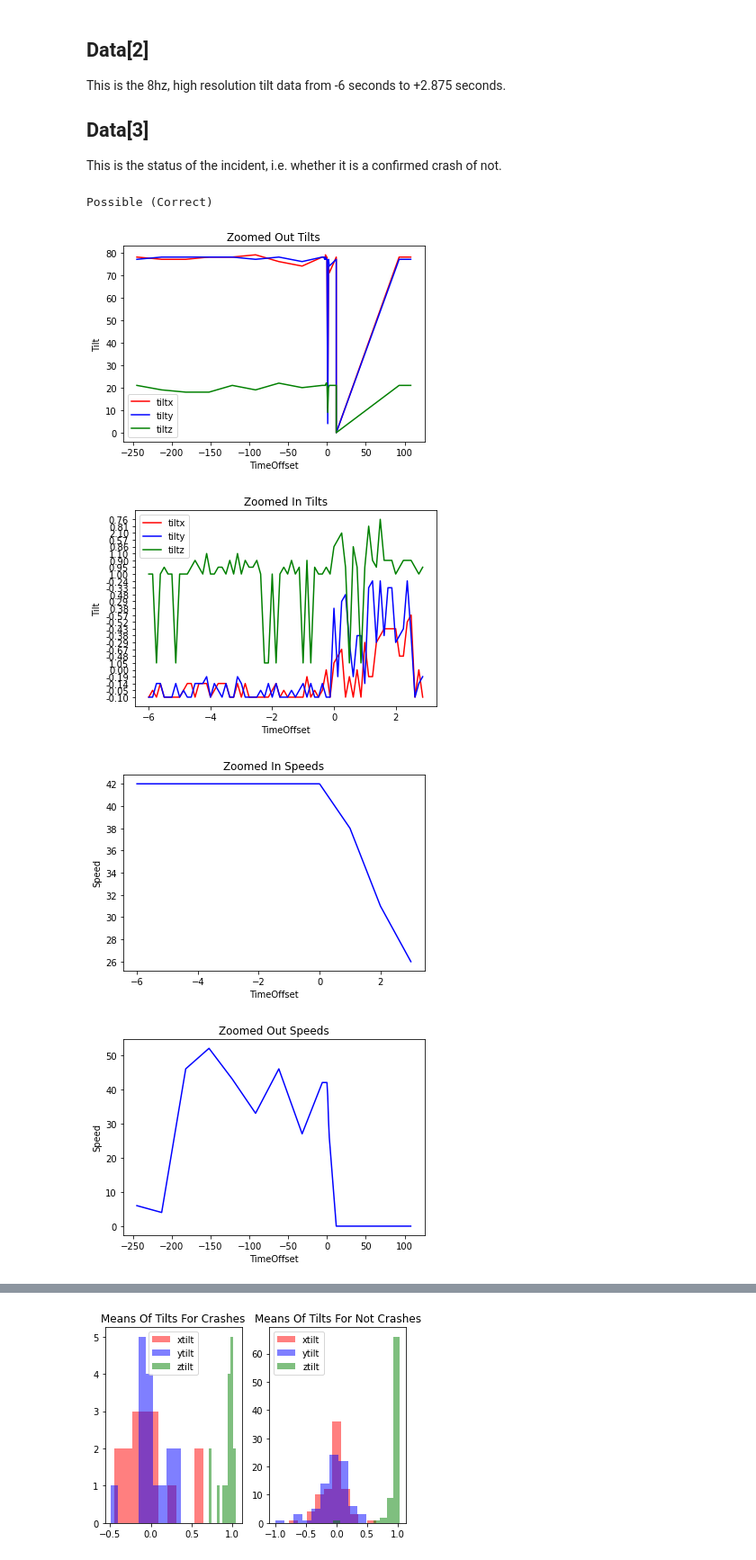
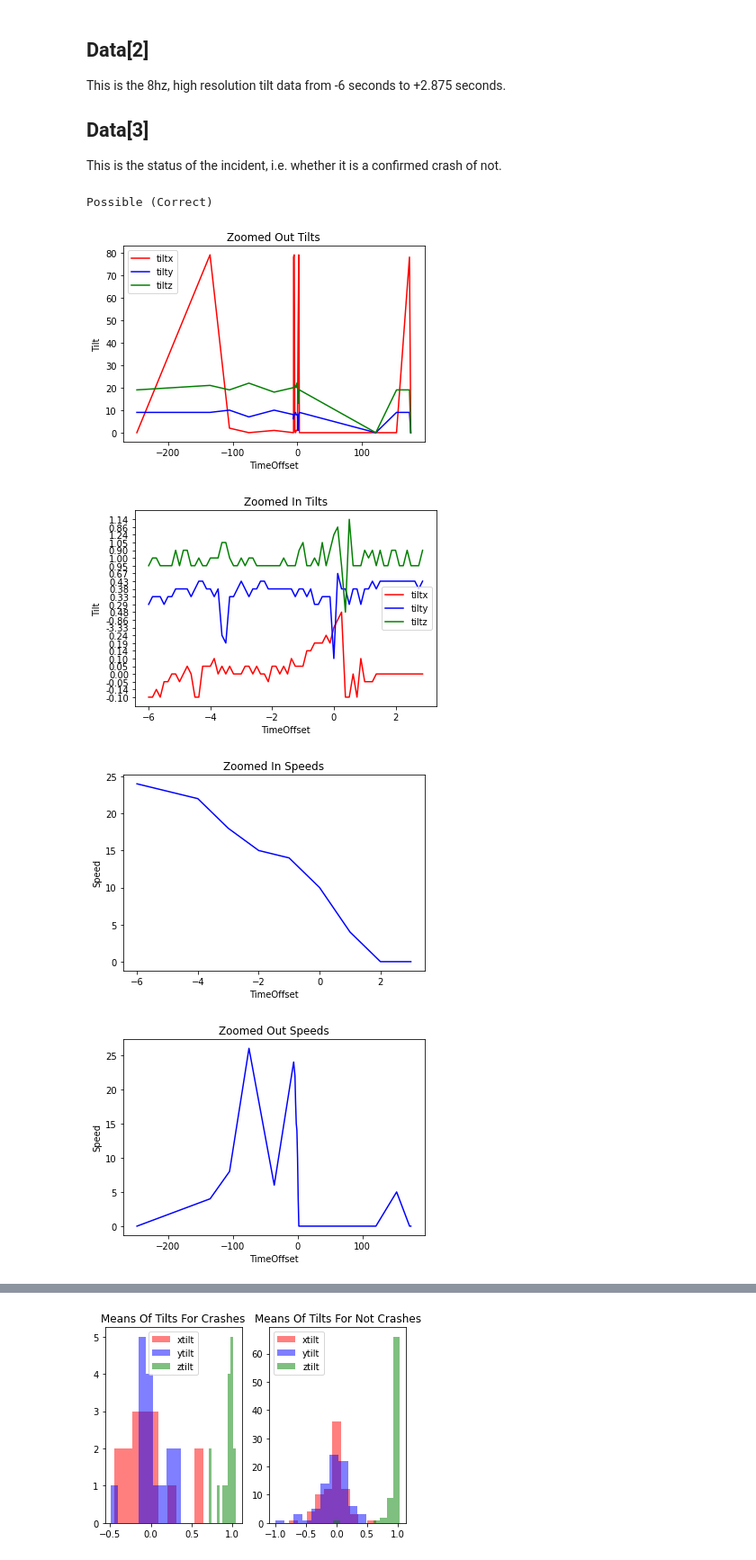
Before and after one commit to cwhite098/MDM3_Project1_Quartix, a Jupyter notebook: visualise.ipynb, the cells around one changed output, grey strips where cells are left out. Shown at 90% size. Saved outputs shown, nothing was run; the diff lists cells and outputs as text; code cells hidden in the pictures.

```diff
--- a/visualise.ipynb
+++ b/visualise.ipynb
@@ -82,35 +82,35 @@ def plot_speeds(df, title):
 def plot_grid(df, title):
     X = df['gridx']
     Y = df['gridy']
     plt.plot(X, Y, label='Path', color='blue')
     plt.scatter(X.iloc[0], Y.iloc[0], label='Start', marker='*', color='red')
     plt.scatter(X.iloc[-1], Y.iloc[-1], label='End', marker='o', color='red')
     plt.scatter(0,0, label='Incident', color='red', marker='x')
     plt.legend(loc='best')
     plt.title(title), plt.xlabel('gridX'), plt.ylabel('gridY')
     plt.show()
 
 # Change the number of the second argument to get data for a different incident
-data = get_data('data/categorised.json', 3)
+data = get_data('data/categorised.json', 2)
 
 zoomed_in_df = data[0]
 zoomed_out_df = data[1]
 zoomed_in_tilts = data[2]
 status = data[3]
 
 # Tells us if crash or not
 print(status)
 
 # Plotting
 plot_tilts(data[1], 'Zoomed Out Tilts')
 plot_tilts(data[2], 'Zoomed In Tilts')
 plot_speeds(data[0], 'Zoomed In Speeds')
 plot_speeds(data[1], 'Zoomed Out Speeds')
 plot_grid(data[1], 'Zoomed Out Locations')
 plot_grid(data[0], 'Zoomed In Locations')
 # %% [output]
 Possible (Correct)
-[figure, old version]
+[figure, new version]
-[figure, old version]
+[figure, new version]
-[figure, old version]
+[figure, new version]
-[figure, old version]
+[figure, new version]
```
Also changed, not shown: parts of 2 cells of this notebook.
